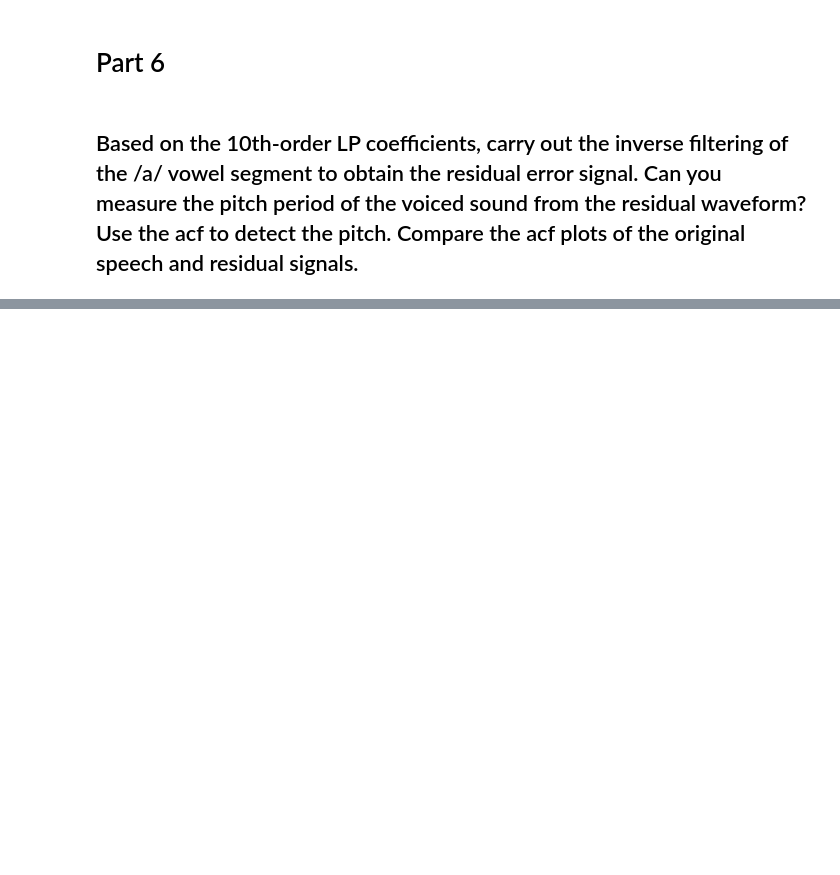
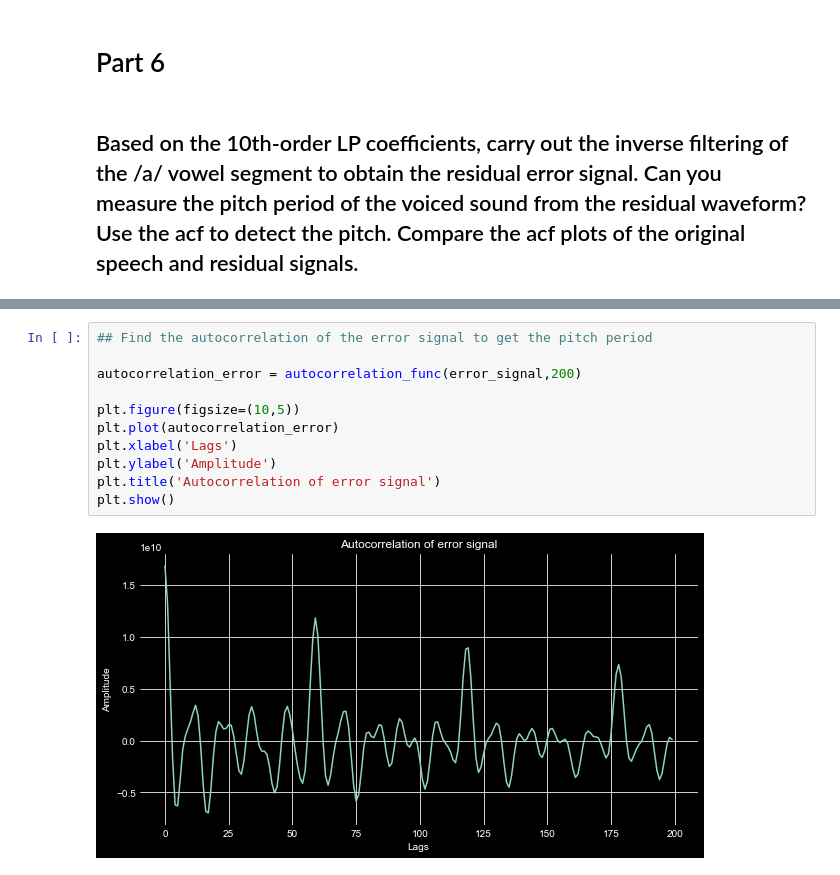
Before and after one commit to TheShiningVampire/EE679_Programming_Assignments, a Jupyter notebook: Assignment_2/18D070067_Assignment2.ipynb, the cells around one changed output, grey strips where cells are left out. Drawn from its saved outputs; the diff is of its cells as text; blank space fills up the shorter version.

```diff
--- a/Assignment_2/18D070067_Assignment2.ipynb
+++ b/Assignment_2/18D070067_Assignment2.ipynb
@@ -374,0 +388,13 @@ plt.show()
+# %%
+## Find the autocorrelation of the error signal to get the pitch period
+
+autocorrelation_error = autocorrelation_func(error_signal,200)
+
+plt.figure(figsize=(10,5))
+plt.plot(autocorrelation_error)
+plt.xlabel('Lags')
+plt.ylabel('Amplitude')
+plt.title('Autocorrelation of error signal')
+plt.show()
+# %% [output]
+[figure, added]
```
Also changed, not shown: parts of 21 cells of this notebook.
